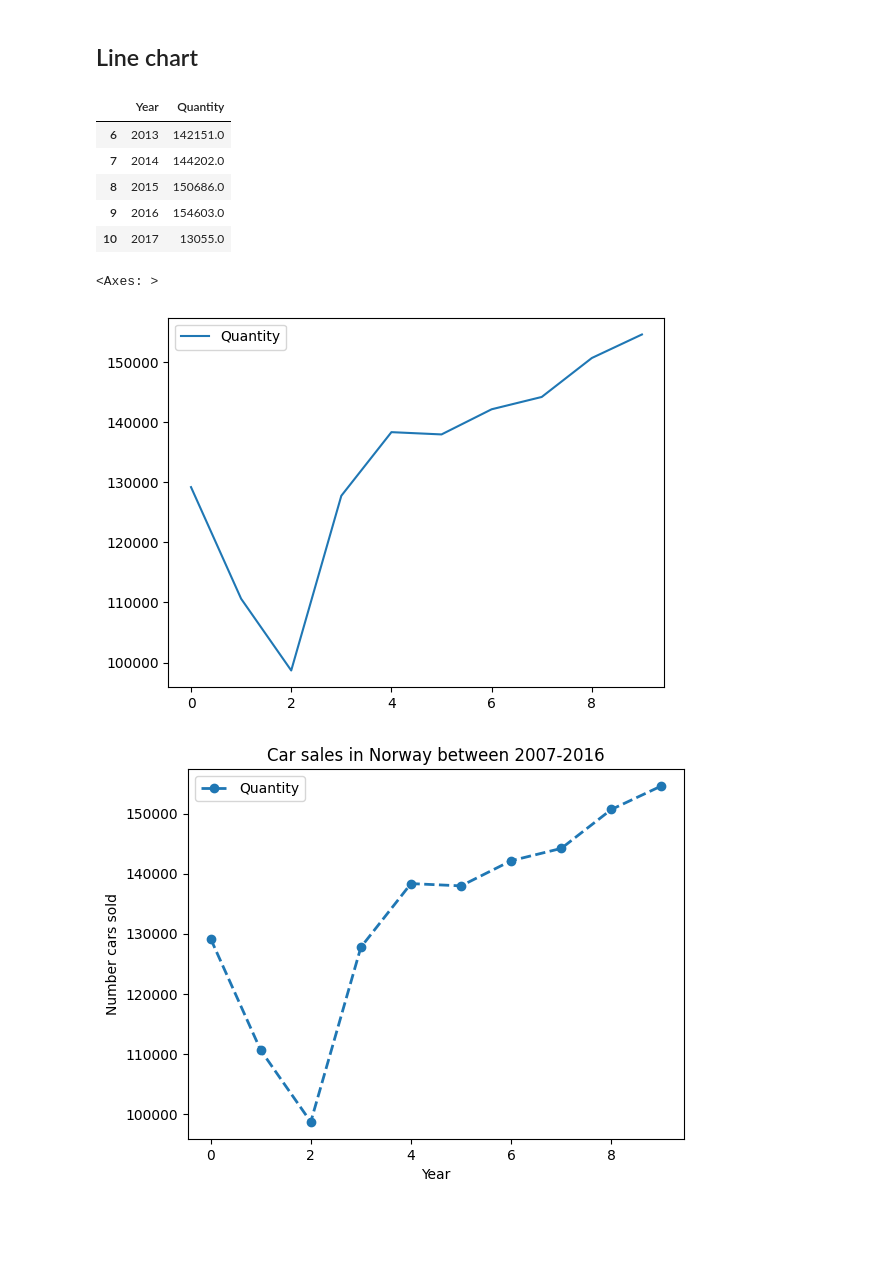
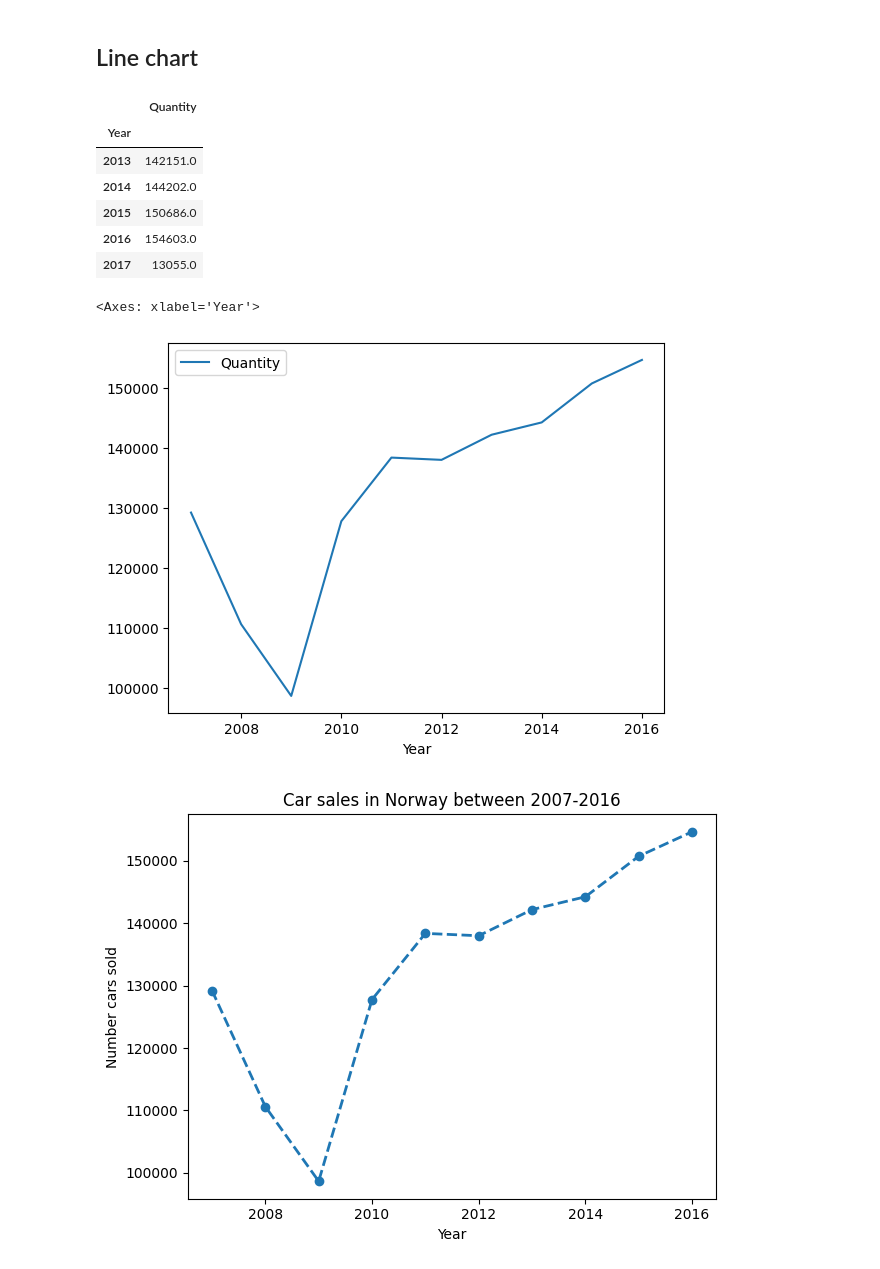
Before and after one commit to AlejandroHiroshima/Data_Visualisation_AlexH_DE24, a Jupyter notebook: code_alongs/02_matplotlib_bar_line/data/matplotlib_line_bar.ipynb, the cells around one changed output. Drawn from its saved outputs; the diff is of its cells as text; code cells hidden in the pictures; blank space fills up the shorter version.

```diff
--- a/code_alongs/02_matplotlib_bar_line/data/matplotlib_line_bar.ipynb
+++ b/code_alongs/02_matplotlib_bar_line/data/matplotlib_line_bar.ipynb
@@ -122,37 +115,42 @@ fig.savefig("figures/bars_top_10_cars.png")
 ## Line chart
 # %%
 df_quantity_year = duckdb.query("""
-    SELECT SUM(quantity) AS Quantity
+    SELECT
+        year,
+        SUM(quantity) AS Quantity
     FROM
         df
     GROUP BY
         year
     ORDER BY
         year
-""").df()
+""").df().set_index("Year") # set_index absolut nödvändigt för att plotta året mot quantity, annars blir year en egen linje bara
 # %%
 df_quantity_year.tail()
 # %% [output]
-|  | Year | Quantity |
-| 6 | 2013 | 142151.0 |
-| 7 | 2014 | 144202.0 |
-| 8 | 2015 | 150686.0 |
-| 9 | 2016 | 154603.0 |
-| 10 | 2017 | 13055.0 |
+|  | Quantity |
+| Year |  |
+| 2013 | 142151.0 |
+| 2014 | 144202.0 |
+| 2015 | 150686.0 |
+| 2016 | 154603.0 |
+| 2017 | 13055.0 |
 # %%
 df_quantity_year.iloc[:-1].plot()
 # %% [output]
-<Axes: >
+<Axes: xlabel='Year'>
-[figure, old version]
+[figure, new version]
 # %%
-df_quantity_year.iloc[:-1].plot(title="Car sales in Norway between 2007-2016",
+# OBS pandas plot
+ax = df_quantity_year.iloc[:-1].plot(title="Car sales in Norway between 2007-2016", # returnerar ett ax objekt
                                 xlabel= "Year",
                                 ylabel= "Number cars sold",
-                                style = "--o", linewidth = 2)
+                                style = "--o",
+                                linewidth = 2)
 
-ax.legend().remove()
-fig = ax.get_figure()
+ax.legend().remove() # tar bort legend på ax objektet
+fig = ax.get_figure() # skapar fig objekt
 fig.tight_layout()
 fig.savefig("figures/car_sales_yearly_line.png")
 # %% [output]
-[figure, old version]
+[figure, new version]
```
Also changed, not shown: parts of 6 cells of this notebook, 5 other files.
